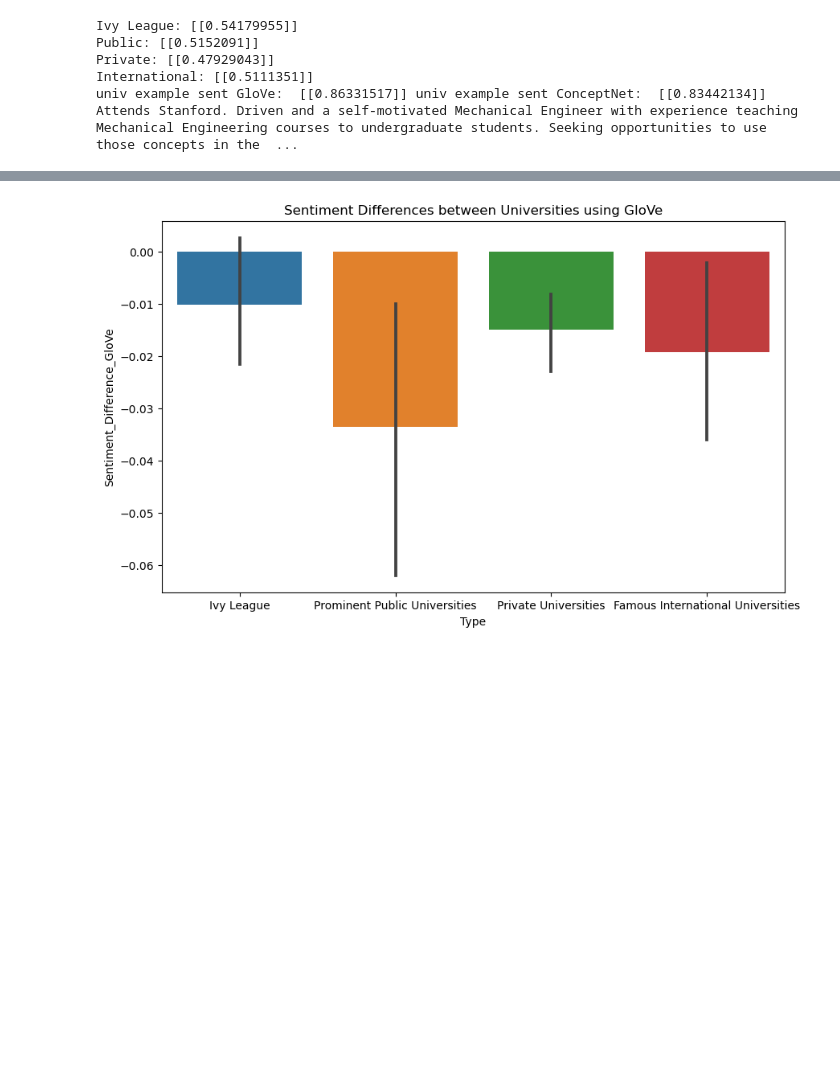
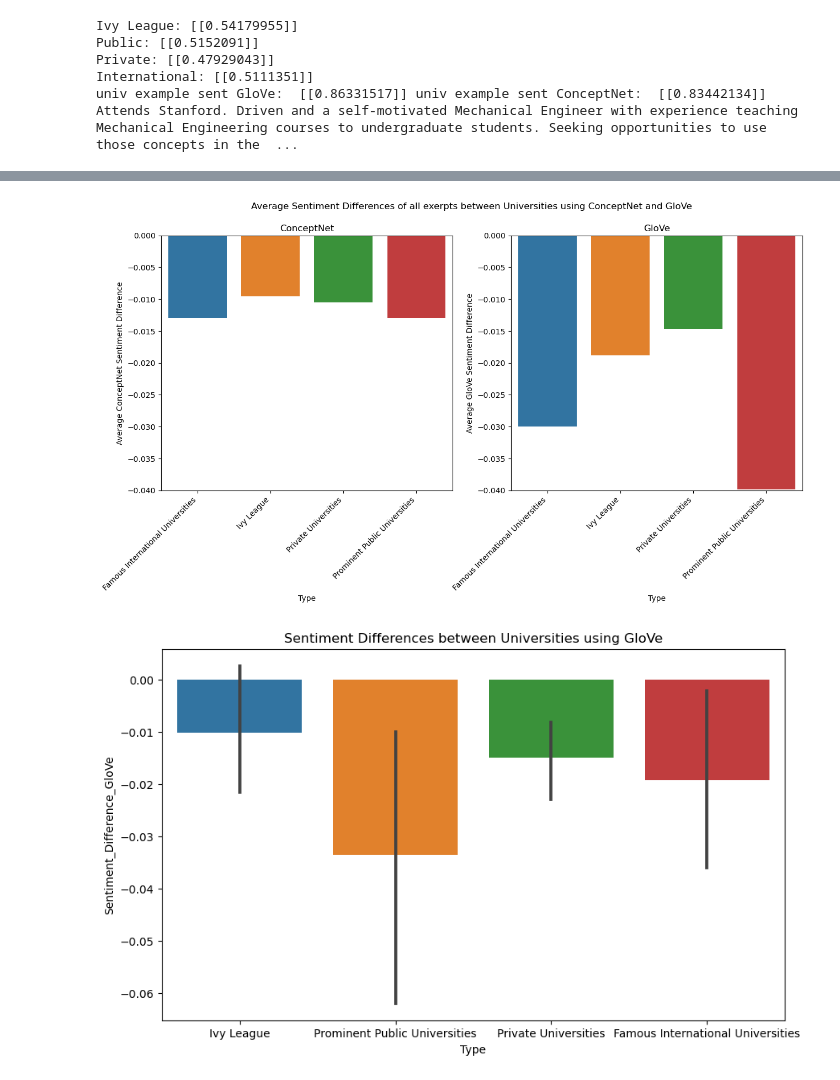
Before and after one commit to lattiric/ML_NN_Final_Proj, a Jupyter notebook: lab_final.ipynb, the cells around one changed output, grey strips where cells are left out. Saved outputs shown, nothing was run; the diff lists cells and outputs as text; code cells hidden in the pictures; blank space fills up the shorter version.

```diff
--- a/lab_final.ipynb
+++ b/lab_final.ipynb
@@ -1088,3 +1038,33 @@ plt.show()
+# %%
+grouped_data = uni_sent_dif_df.groupby('Type')
+
+# Calculate the average sentiment difference for each racial group across all excerpts
+average_sentiment_difference = grouped_data.mean().reset_index()
+
+y_limits = (-0.04, 0)
+
+# Plotting the average sentiment difference for ConceptNet
+plt.figure(figsize=(15, 6))
+plt.suptitle("Average Sentiment Differences of all exerpts between Universities using ConceptNet and GloVe")
+
+plt.subplot(1,2,1)
+sns.barplot(data=average_sentiment_difference, x='Type', y='Sentiment_Difference_ConceptNet')
+plt.title("ConceptNet")
+plt.xlabel('Type')
+plt.ylabel('Average ConceptNet Sentiment Difference')
+plt.xticks(rotation=45, ha='right')
+plt.ylim(y_limits)
+
+plt.subplot(1,2,2)
+sns.barplot(data=average_sentiment_difference, x='Type', y='Sentiment_Difference_GloVe')
+plt.title("GloVe")
+plt.xlabel('Type')
+plt.xticks(rotation=45, ha='right')
+plt.ylabel('Average GloVe Sentiment Difference')
+plt.ylim(y_limits)
+plt.show()
+# %% [output]
+[figure, added]
 # %%
 #plot the difference in sentiment by university type
 plt.figure(figsize=(10,6))
```
Also changed, not shown: parts of 8 cells of this notebook.
